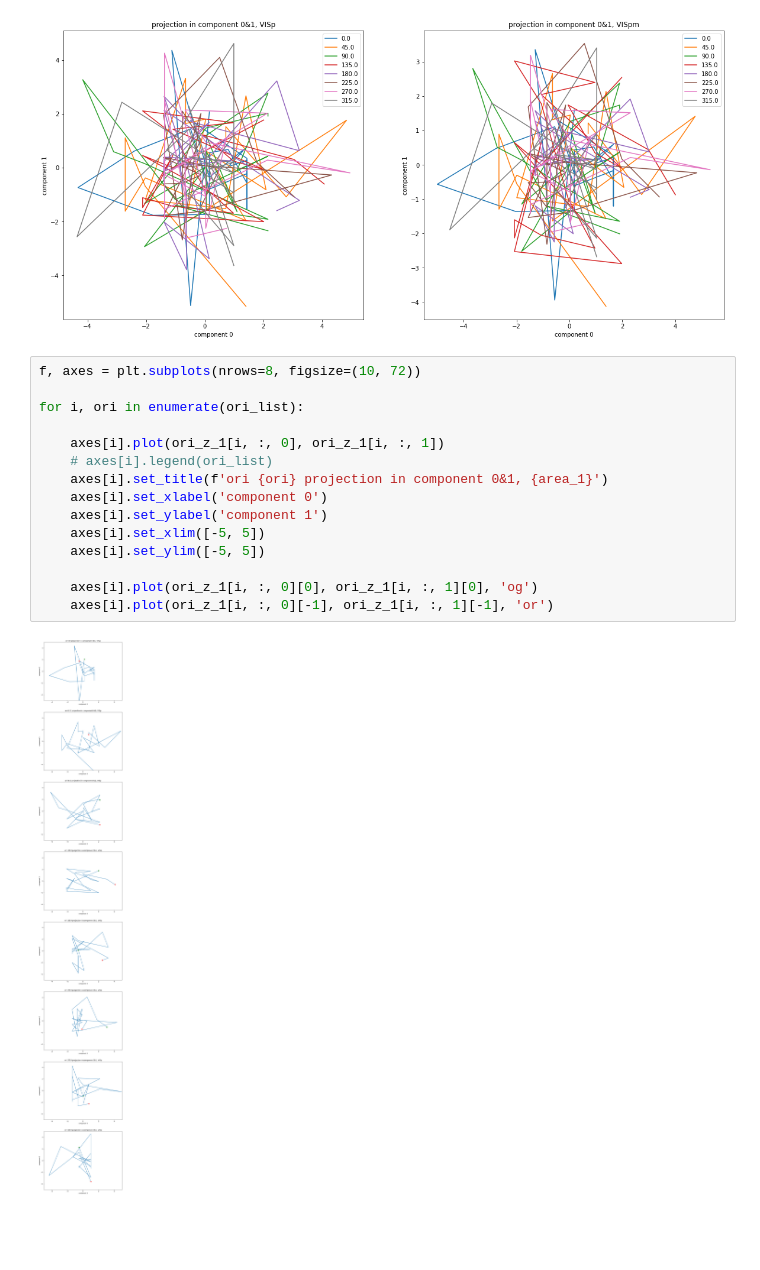
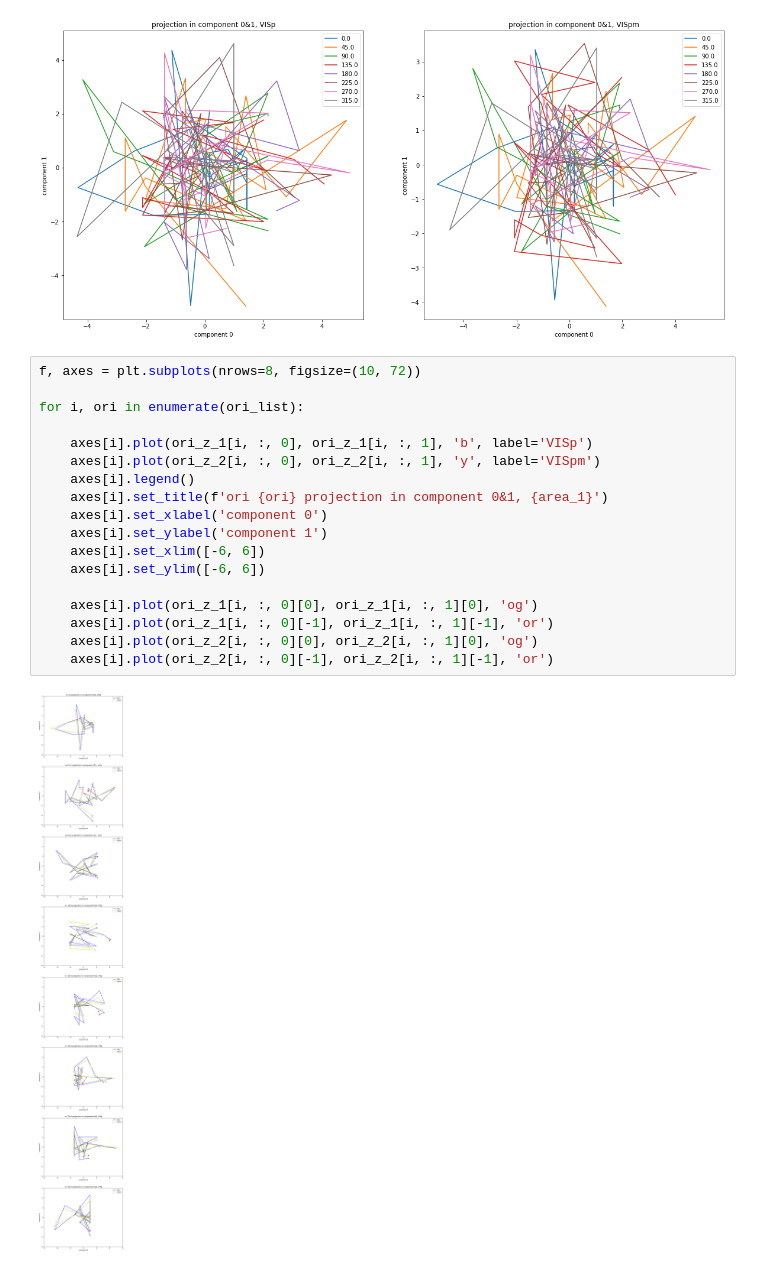
Before and after one commit to Jp-17/Coding_learning, a Jupyter notebook: Project_explore/Information_flow_across_areas/IFCA_dynamics_part1.ipynb, the cells around one changed output. Saved outputs shown, nothing was run; the diff lists cells and outputs as text; blank space fills up the shorter version.

```diff
--- a/Project_explore/Information_flow_across_areas/IFCA_dynamics_part1.ipynb
+++ b/Project_explore/Information_flow_across_areas/IFCA_dynamics_part1.ipynb
@@ -311,17 +311,20 @@ Text(0, 0.5, 'component 1')
 # %%
 f, axes = plt.subplots(nrows=8, figsize=(10, 72))
 
 for i, ori in enumerate(ori_list):
 
-    axes[i].plot(ori_z_1[i, :, 0], ori_z_1[i, :, 1])
-    # axes[i].legend(ori_list)
+    axes[i].plot(ori_z_1[i, :, 0], ori_z_1[i, :, 1], 'b', label='VISp')
+    axes[i].plot(ori_z_2[i, :, 0], ori_z_2[i, :, 1], 'y', label='VISpm')
+    axes[i].legend()
     axes[i].set_title(f'ori {ori} projection in component 0&1, {area_1}')
     axes[i].set_xlabel('component 0')
     axes[i].set_ylabel('component 1')
-    axes[i].set_xlim([-5, 5])
-    axes[i].set_ylim([-5, 5])
+    axes[i].set_xlim([-6, 6])
+    axes[i].set_ylim([-6, 6])
 
     axes[i].plot(ori_z_1[i, :, 0][0], ori_z_1[i, :, 1][0], 'og')
     axes[i].plot(ori_z_1[i, :, 0][-1], ori_z_1[i, :, 1][-1], 'or')
+    axes[i].plot(ori_z_2[i, :, 0][0], ori_z_2[i, :, 1][0], 'og')
+    axes[i].plot(ori_z_2[i, :, 0][-1], ori_z_2[i, :, 1][-1], 'or')
 # %% [output]
-[figure, old version]
+[figure, new version]
```
